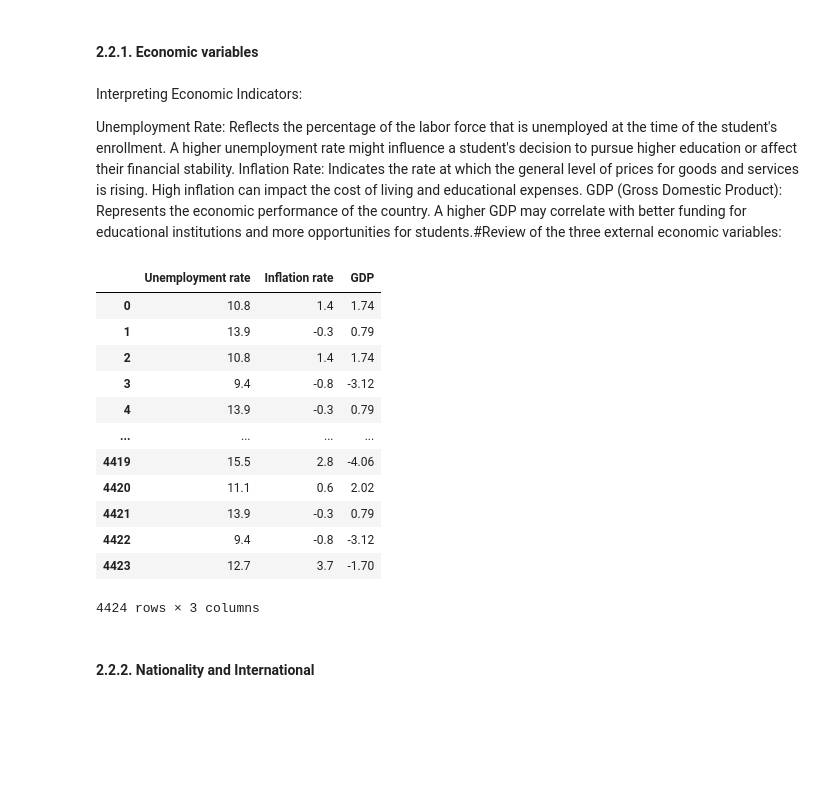
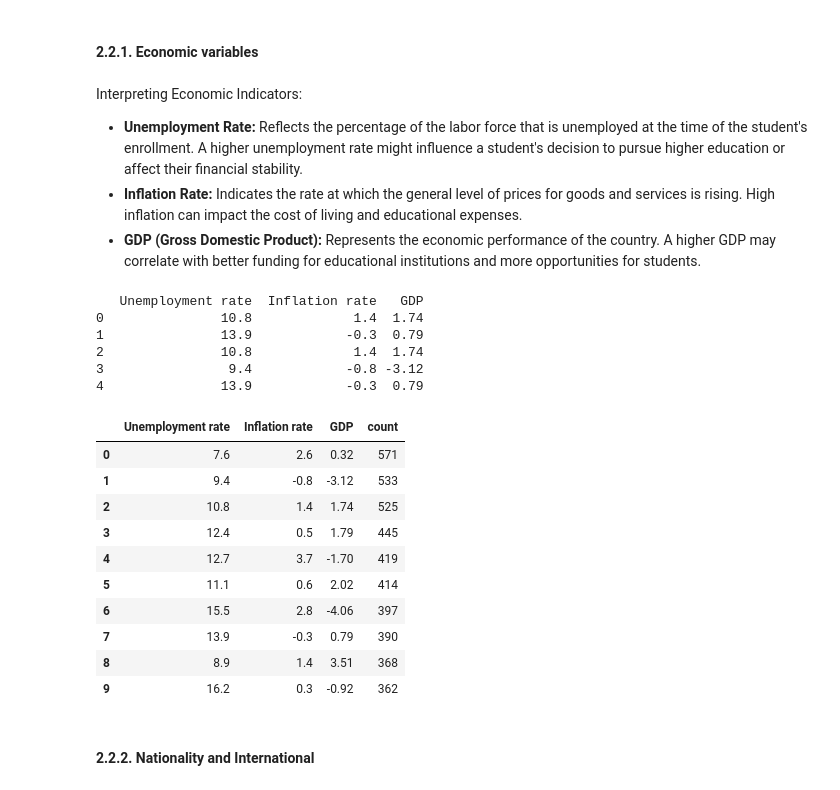
Before and after one commit to toschka123/Student_Dropout, a Jupyter notebook: ML_Project.ipynb, the cells around one changed output. Cells and saved outputs as stored; diff of their text form; code cells hidden in the pictures; blank space fills up the shorter version.

```diff
--- a/ML_Project.ipynb
+++ b/ML_Project.ipynb
@@ -190,24 +215,37 @@ which is the max score for the admission grade?
 # %% [markdown]
 Interpreting Economic Indicators:
 
-Unemployment Rate: Reflects the percentage of the labor force that is unemployed at the time of the student's enrollment. A higher unemployment rate might influence a student's decision to pursue higher education or affect their financial stability. Inflation Rate: Indicates the rate at which the general level of prices for goods and services is rising. High inflation can impact the cost of living and educational expenses. GDP (Gross Domestic Product): Represents the economic performance of the country. A higher GDP may correlate with better funding for educational institutions and more opportunities for students.#Review of the three external economic variables:
+* **Unemployment Rate:**
+Reflects the percentage of the labor force that is unemployed at the time of the student's enrollment. A higher unemployment rate might influence a student's decision to pursue higher education or affect their financial stability.
+* **Inflation Rate:**
+Indicates the rate at which the general level of prices for goods and services is rising. High inflation can impact the cost of living and educational expenses.
+* **GDP (Gross Domestic Product):**
+ Represents the economic performance of the country. A higher GDP may correlate with better funding for educational institutions and more opportunities for students.
 # %%
 economic_var = data[['Unemployment rate','Inflation rate','GDP']]
-economic_var
+print(economic_var.head())
+
+# Count number of different combinations and how often they occur
+comb_counts = economic_var.value_counts().reset_index(name='count')
+comb_counts
 # %% [output]
+   Unemployment rate  Inflation rate   GDP
+0               10.8             1.4  1.74
+1               13.9            -0.3  0.79
+2               10.8             1.4  1.74
+3                9.4            -0.8 -3.12
+4               13.9            -0.3  0.79
-|  | Unemployment rate | Inflation rate | GDP |
-| 0 | 10.8 | 1.4 | 1.74 |
-| 1 | 13.9 | -0.3 | 0.79 |
-| 2 | 10.8 | 1.4 | 1.74 |
-| 3 | 9.4 | -0.8 | -3.12 |
-| 4 | 13.9 | -0.3 | 0.79 |
-| ... | ... | ... | ... |
-| 4419 | 15.5 | 2.8 | -4.06 |
-| 4420 | 11.1 | 0.6 | 2.02 |
-| 4421 | 13.9 | -0.3 | 0.79 |
-| 4422 | 9.4 | -0.8 | -3.12 |
-| 4423 | 12.7 | 3.7 | -1.70 |
+|  | Unemployment rate | Inflation rate | GDP | count |
+| 0 | 7.6 | 2.6 | 0.32 | 571 |
+| 1 | 9.4 | -0.8 | -3.12 | 533 |
+| 2 | 10.8 | 1.4 | 1.74 | 525 |
+| 3 | 12.4 | 0.5 | 1.79 | 445 |
+| 4 | 12.7 | 3.7 | -1.70 | 419 |
+| 5 | 11.1 | 0.6 | 2.02 | 414 |
+| 6 | 15.5 | 2.8 | -4.06 | 397 |
+| 7 | 13.9 | -0.3 | 0.79 | 390 |
+| 8 | 8.9 | 1.4 | 3.51 | 368 |
+| 9 | 16.2 | 0.3 | -0.92 | 362 |
-4424 rows × 3 columns
 # %% [markdown]
 #### 2.2.2. Nationality and International
 # %% [markdown]
```
Also changed, not shown: parts of 35 cells of this notebook, 1 other file.
